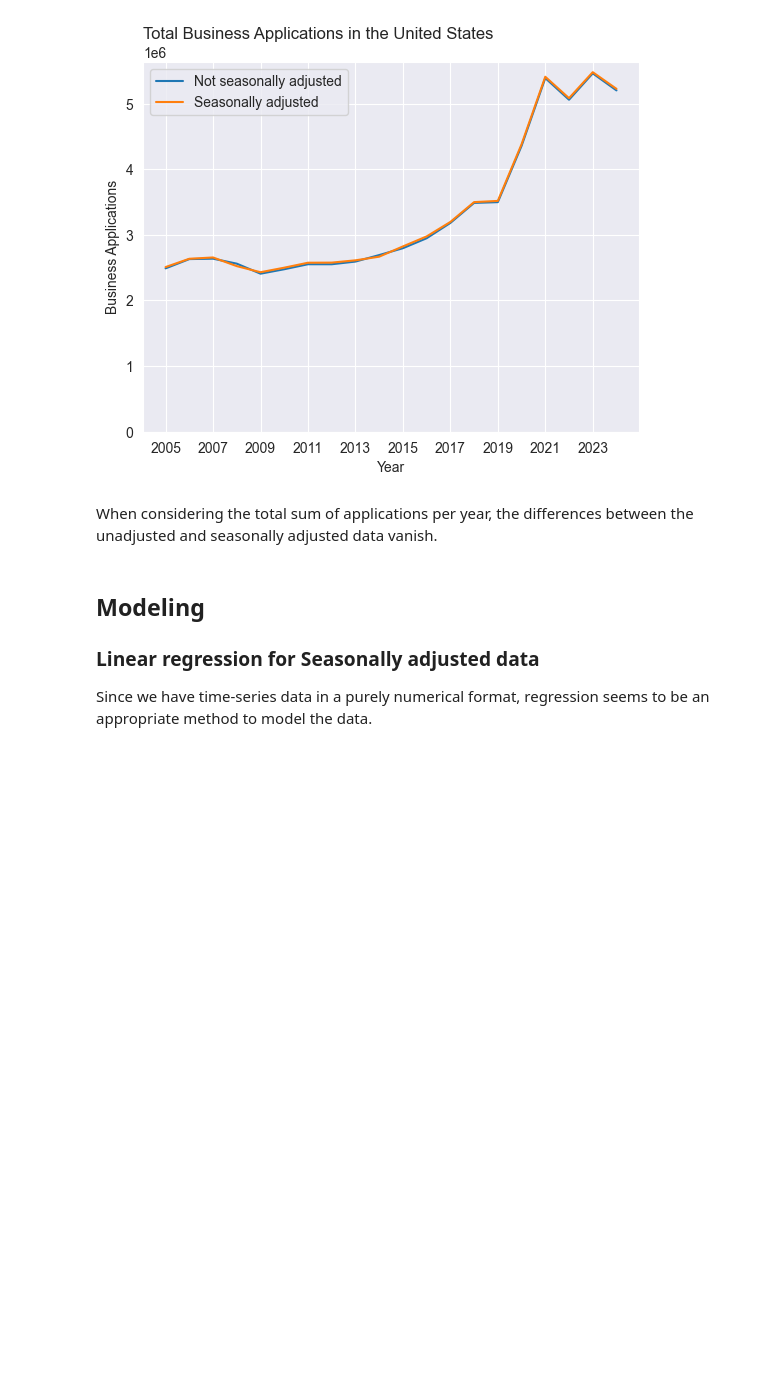
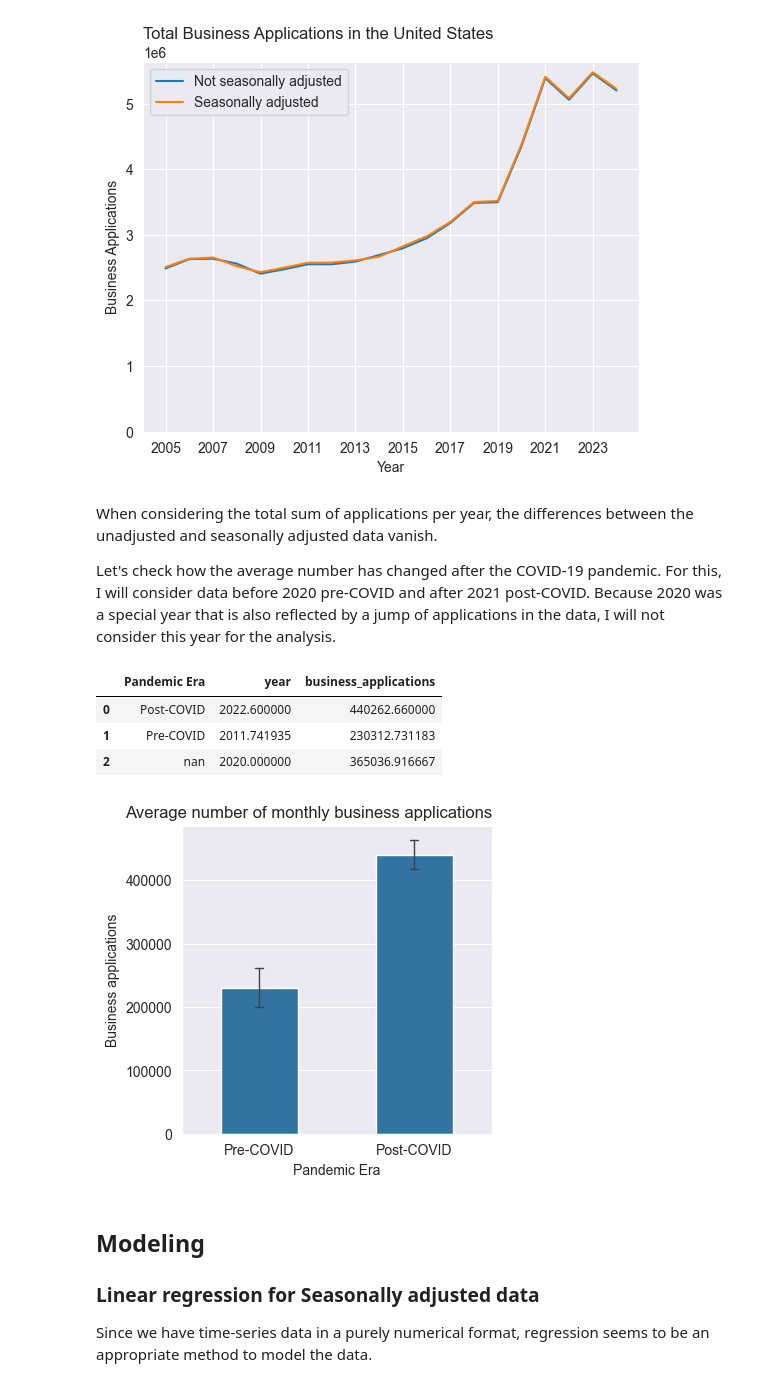
Before and after one commit to felix-r/udacity_intro_data_sci_project, a Jupyter notebook: analysis.ipynb, the cells around one changed output. Drawn from its saved outputs; the diff is of its cells as text; code cells hidden in the pictures; blank space fills up the shorter version.

```diff
--- a/analysis.ipynb
+++ b/analysis.ipynb
@@ -241,6 +244,36 @@ plt.show()
 [figure]
 # %% [markdown]
 When considering the total sum of applications per year, the differences between the unadjusted and seasonally adjusted data vanish.
+
+Let's check how the average number has changed after the COVID-19 pandemic. For this, I will consider data before 2020 pre-COVID and after 2021 post-COVID.
+Because 2020 was a special year that is also reflected by a jump of applications in the data, I will not consider this year for the analysis.
+# %%
+df_us_total_adj['Pandemic Era'] =  np.nan
+df_us_total_adj['Pandemic Era'] = df_us_total_adj['Pandemic Era'].astype(str)
+df_us_total_adj.loc[df_us_total_adj['year'] < 2020, 'Pandemic Era'] = 'Pre-COVID'
+df_us_total_adj.loc[df_us_total_adj['year'] > 2020, 'Pandemic Era'] = 'Post-COVID'
+
+df_mean_pan_era = df_us_total_adj.groupby(['Pandemic Era'], as_index=False).mean(numeric_only=True)
+# %%
+df_mean_pan_era
+# %% [output]
+|  | Pandemic Era | year | business_applications |
+| 0 | Post-COVID | 2022.600000 | 440262.660000 |
+| 1 | Pre-COVID | 2011.741935 | 230312.731183 |
+| 2 | nan | 2020.000000 | 365036.916667 |
+# %%
+fig, ax = plt.subplots(1, 1, figsize=(4,4))
+sns.barplot(data=df_us_total_adj, x='Pandemic Era', y='business_applications',
+            order=['Pre-COVID', 'Post-COVID'],
+            width=0.5,
+            estimator=np.mean, errorbar='sd', capsize=0.05,
+            err_kws=dict(linewidth=1),
+            )
+plt.ylabel("Business applications")
+plt.title("Average number of monthly business applications", loc='right')
+plt.show()
+# %% [output]
+[figure, added]
 # %% [markdown]
 ## Modeling
 ### Linear regression for Seasonally adjusted data
```
Also changed, not shown: parts of 2 cells of this notebook.
